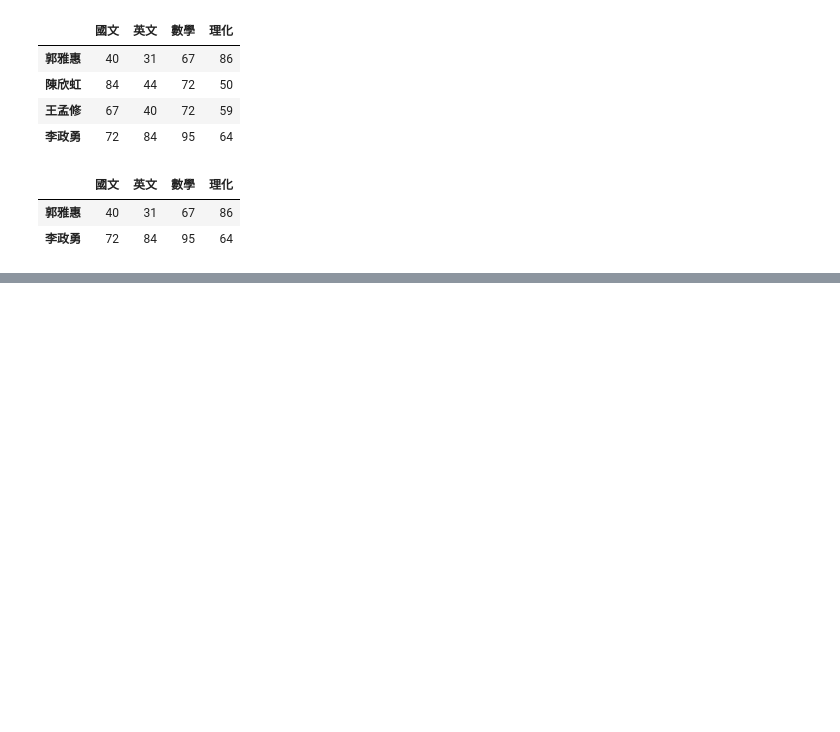
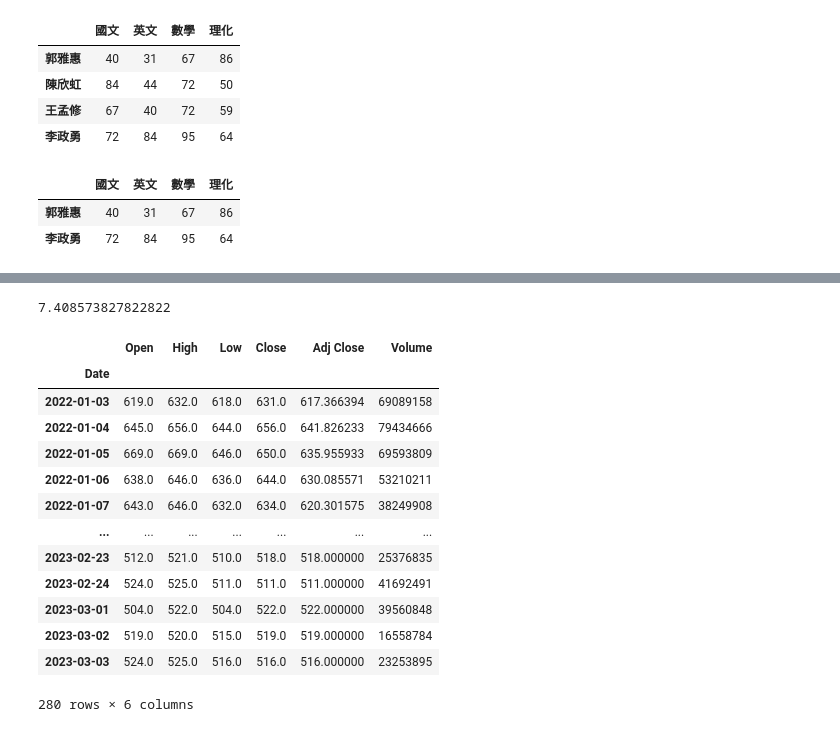
Before and after one commit to aprilrain731/20230210-python, a Jupyter notebook: 20230305.ipynb, the cells around one changed output, grey strips where cells are left out. Saved outputs shown, nothing was run; the diff lists cells and outputs as text; code cells hidden in the pictures; blank space fills up the shorter version.

```diff
--- a/20230305.ipynb
+++ b/20230305.ipynb
@@ -128,0 +369,22 @@ df.loc[['郭雅惠','李政勇']]
+# %%
+TSMC['Close'][-1]/TSMC['Close'][0]
+# %% [output]
+7.408573827822822
+# %%
+#舊用法
+TSMC['2022':'2023']
+# %% [output]
+|  | Open | High | Low | Close | Adj Close | Volume |
+| Date |  |  |  |  |  |  |
+| 2022-01-03 | 619.0 | 632.0 | 618.0 | 631.0 | 617.366394 | 69089158 |
+| 2022-01-04 | 645.0 | 656.0 | 644.0 | 656.0 | 641.826233 | 79434666 |
+| 2022-01-05 | 669.0 | 669.0 | 646.0 | 650.0 | 635.955933 | 69593809 |
+| 2022-01-06 | 638.0 | 646.0 | 636.0 | 644.0 | 630.085571 | 53210211 |
+| 2022-01-07 | 643.0 | 646.0 | 632.0 | 634.0 | 620.301575 | 38249908 |
+| ... | ... | ... | ... | ... | ... | ... |
+| 2023-02-23 | 512.0 | 521.0 | 510.0 | 518.0 | 518.000000 | 25376835 |
+| 2023-02-24 | 524.0 | 525.0 | 511.0 | 511.0 | 511.000000 | 41692491 |
+| 2023-03-01 | 504.0 | 522.0 | 504.0 | 522.0 | 522.000000 | 39560848 |
+| 2023-03-02 | 519.0 | 520.0 | 515.0 | 519.0 | 519.000000 | 16558784 |
+| 2023-03-03 | 524.0 | 525.0 | 516.0 | 516.0 | 516.000000 | 23253895 |
+280 rows × 6 columns
```
Also changed, not shown: parts of 45 cells of this notebook.
